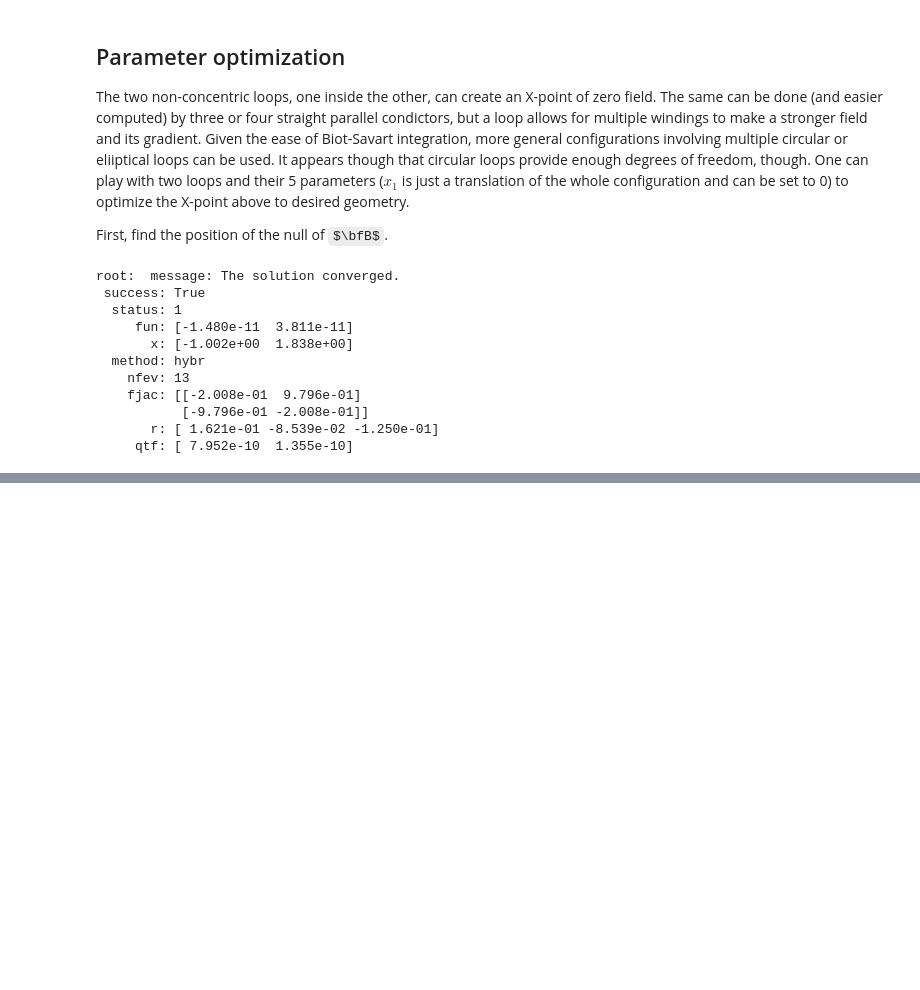
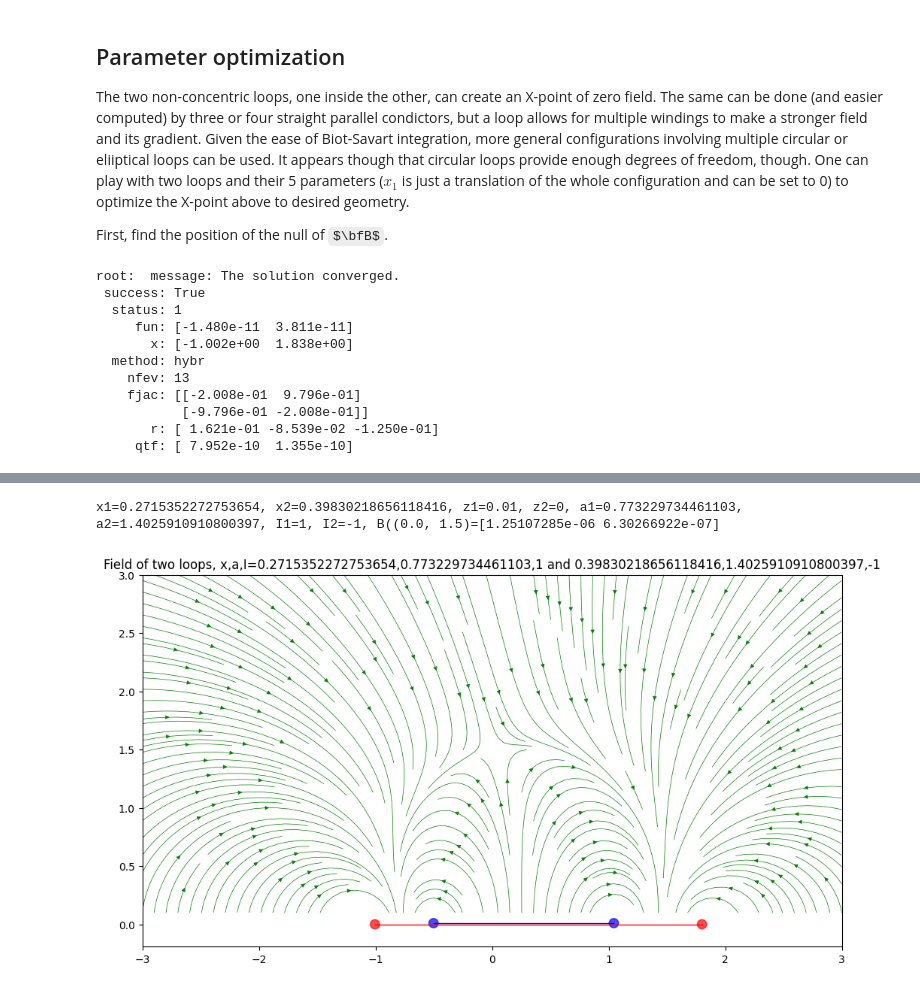
Before and after one commit to michael-isichenko/misc, a Jupyter notebook: loops.ipynb, the cells around one changed output, grey strips where cells are left out. Cells and saved outputs as stored; diff of their text form; code cells hidden in the pictures; some formulas as TeX source; blank space fills up the shorter version.

```diff
--- a/loops.ipynb
+++ b/loops.ipynb
@@ -211,8 +210,14 @@ root:  message: The solution converged.
        r: [ 1.621e-01 -8.539e-02 -1.250e-01]
      qtf: [ 7.952e-10  1.355e-10]
 # %%
-def optimize_saddle():
-    def utility(x1, x2):
-        root_result = root(lambda xz: Bxz(xz[0], xz[1], x1, x2, a1, a2, I1, I2), xz_guess)
-        null_z = root_result.x[1]
-        return (null_z - 1.5)**2
+target_null = (0.0, 1.5)
+def optimize_for_null_height():
+    def utility(p):
+        _x1, _x2, _a1, _a2 = p
+        _xz = (0, 1.5)
+        return np.sum(np.square(Bxz(target_null, _x1, _x2, z1, z2, _a1, _a2, I1, I2)))
+    p_guess = (x1, x2, a1, a2)
+    return minimize(utility, p_guess)
+if 1:
+    opt_result = optimize_for_null_height()
+    print(opt_result)
@@ -218,0 +238,10 @@ def optimize_saddle():
+# %%
+_x1, _x2, _a1, _a2 = opt_result.x
+B_at_target = Bxz(target_null, _x1, _x2, z1, z2, _a1, _a2, I1, I2)
+print(f'x1={_x1}, x2={_x2}, z1={z1}, z2={z2}, a1={_a1}, a2={_a2}, I1={I1}, I2={I2}, B({target_null}={B_at_target}')
+# %% [output]
+x1=0.2715352272753654, x2=0.39830218656118416, z1=0.01, z2=0, a1=0.773229734461103, a2=1.4025910910800397, I1=1, I2=-1, B((0.0, 1.5)=[1.25107285e-06 6.30266922e-07]
+# %%
+plot_field_lines(_x1, _x2, z1, z2, _a1, _a2, I1, I2)
+# %% [output]
+[figure, added]
```
Also changed, not shown: parts of 3 cells of this notebook.
